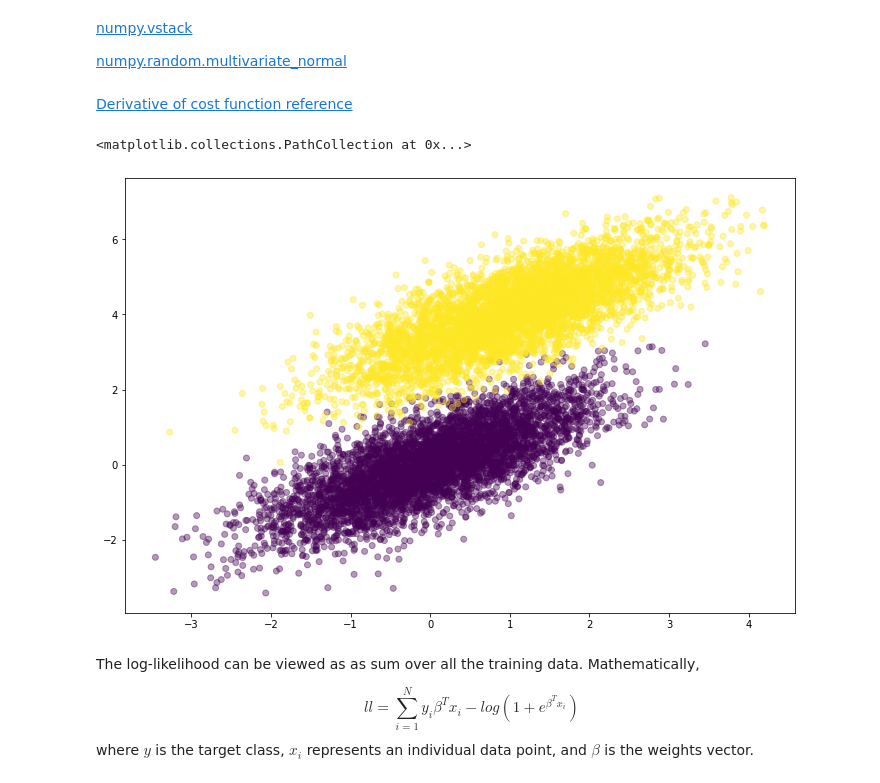
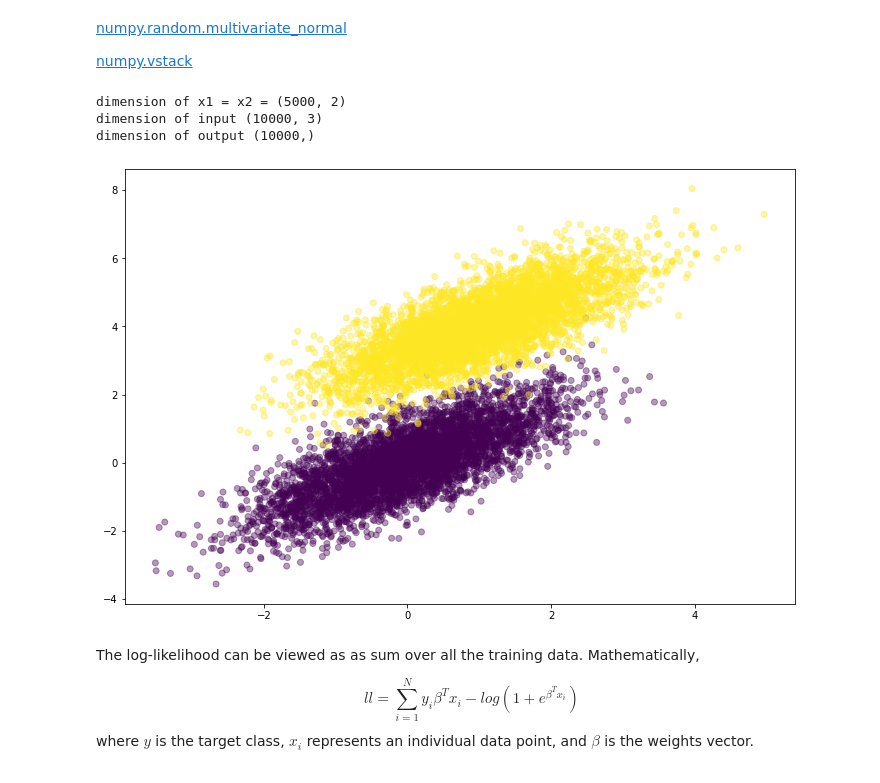
Before and after one commit to krag-harsh/logistic_regression, a Jupyter notebook: logistic_regression.ipynb, the cells around one changed output. Saved outputs shown, nothing was run; the diff lists cells and outputs as text; code cells hidden in the pictures.

```diff
--- a/logistic_regression.ipynb
+++ b/logistic_regression.ipynb
@@ -1,33 +1,40 @@
 # %% [markdown]
+[numpy.random.multivariate_normal](https://numpy.org/devdocs/reference/random/generated/numpy.random.multivariate_normal.html)
+
 [numpy.vstack](https://numpy.org/doc/stable/reference/generated/numpy.vstack.html)
-
-[numpy.random.multivariate_normal](https://numpy.org/devdocs/reference/random/generated/numpy.random.multivariate_normal.html)
 # %%
 import numpy as np
 import matplotlib.pyplot as plt
 %matplotlib inline
 
-np.random.seed(12)
-num_observations = 5000
+si = 5000     #size of the data set we are creating
 
-x1 = np.random.multivariate_normal([0, 0], [[1, .75],[.75, 1]], num_observations)
-x2 = np.random.multivariate_normal([1, 4], [[1, .75],[.75, 1]], num_observations)
 
-simulated_separableish_features = np.vstack((x1, x2)).astype(np.float32)
-simulated_labels = np.hstack((np.zeros(num_observations),
-                              np.ones(num_observations)))
+x1 = np.random.multivariate_normal([0, 0], [[1, .75],[.75, 1]], si)
+x2 = np.random.multivariate_normal([1, 4], [[1, .75],[.75, 1]], si)
+
+print("dimension of x1 = x2 =",x1.shape)
+
+sfeature=np.vstack((x1, x2)).astype(np.float32)     #concatinates axis 0
+
+plt.figure(figsize=(12,8))
+plt.scatter(sfeature[:, 0], sfeature[:, 1], c = slabel, alpha = .4)
+
+
+intercept = np.ones((sfeature.shape[0], 1))       #assuming all the intercept to be one (we are creating this example)
+sfeature = np.hstack((intercept, sfeature))        #concatinates axis 1
+
+slabel=np.hstack((np.zeros(si), np.ones(si)))
+print("dimension of input",sfeature.shape)
+print("dimension of output",slabel.shape)
+# %% [output]
+dimension of x1 = x2 = (5000, 2)
+dimension of input (10000, 3)
+dimension of output (10000,)
+[figure, added]
-# %% [markdown]
-[Derivative of cost function reference](https://math.stackexchange.com/questions/477207/derivative-of-cost-function-for-logistic-regression)
 # %%
 def sigmoid(x):
     return 1/(1+np.exp(-x))
-# %%
-plt.figure(figsize=(12,8))
-plt.scatter(simulated_separableish_features[:, 0], simulated_separableish_features[:, 1],
-            c = simulated_labels, alpha = .4)
-# %% [output]
-<matplotlib.collections.PathCollection at 0x...>
-[figure, removed]
 # %% [markdown]
 The log-likelihood can be viewed as as sum over all the training data. Mathematically,
 
```
Also changed, not shown: parts of 8 cells of this notebook.
